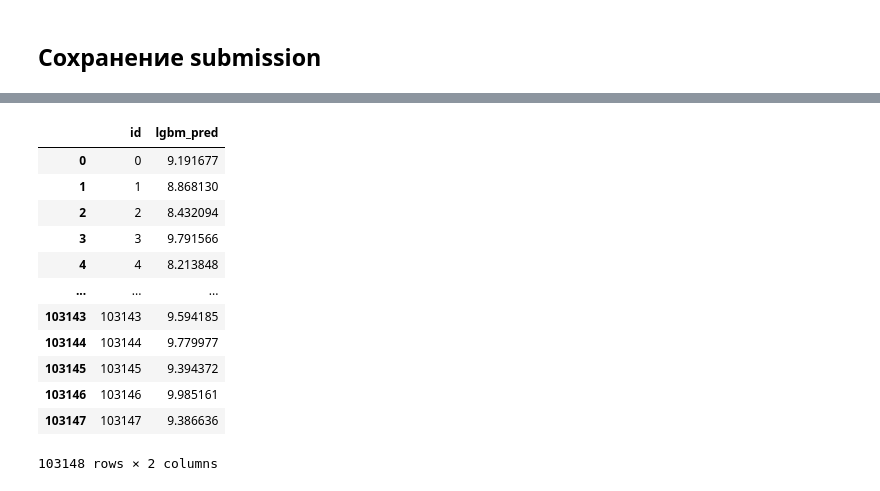
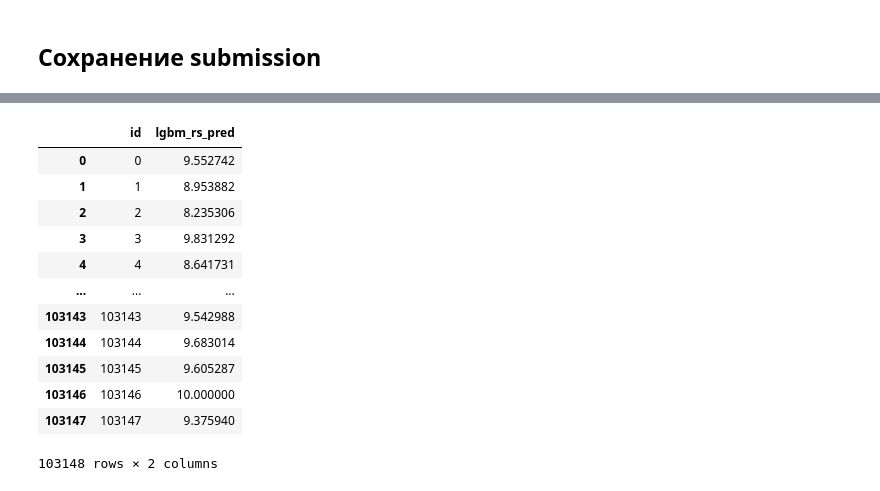
Before and after one commit to Moncervers/hotel_review_score_prediction, a Jupyter notebook: prediction.ipynb, the cells around one changed output, grey strips where cells are left out. Drawn from its saved outputs; the diff is of its cells as text; code cells hidden in the pictures.

Commit message:
Finished project. LGMB public score: 0.10751

```diff
--- a/prediction.ipynb
+++ b/prediction.ipynb
@@ -352,4 +312,4 @@ lgbm_optuna.best_score_
 -10.986916639141024
 # %%
 # Предсказываем таргет
-predictions['lgbm_pred'] = lgbm_optuna.predict(test_df)
+predictions['lgbm_optuna_pred'] = lgbm_optuna.predict(test_df)
@@ -355,0 +355,20 @@ predictions['lgbm_pred'] = lgbm_optuna.predict(test_df)
+# %%
+# Настройка Optuna
+lgbm_rs = RandomizedSearchCV(
+    estimator=LGBMRegressor(
+        objective='regression',
+        metric='mape',
+        boosting_type='gbdt',
+        random_state=RANDOM_STATE,
+        verbosity=-1,
+    ),
+    param_distributions=lgbm_rs_params,
+    scoring=mape_custom_score,  # Для регрессии
+    n_iter=15,  # Количество испытаний
+    cv=None,  # Кросс-валидация
+    n_jobs=4,  # Параллельные вычисления
+    verbose=0
+)
+# %%
+# Обучаем модель
+lgbm_rs.fit(X_train, y_train)
@@ -356,3 +411,6 @@ predictions['lgbm_pred'] = lgbm_optuna.predict(test_df)
+# %%
+# Предсказываем таргет
+predictions['lgbm_rs_pred'] = lgbm_rs.predict(test_df)
 # %% [markdown]
 ## Сохранение submission
 # %%
@@ -373,20 +431,21 @@ predictions
 103148 rows × 2 columns
 # %%
-submission = predictions[['id', 'lgbm_pred']]
+submission = predictions[['id', 'lgbm_rs_pred']]
+submission['lgbm_rs_pred'] = submission['lgbm_rs_pred'].apply(lambda x: 10 if x > 10 else x)
 submission
 # %% [output]
-|  | id | lgbm_pred |
-| 0 | 0 | 9.191677 |
-| 1 | 1 | 8.868130 |
-| 2 | 2 | 8.432094 |
-| 3 | 3 | 9.791566 |
-| 4 | 4 | 8.213848 |
+|  | id | lgbm_rs_pred |
+| 0 | 0 | 9.552742 |
+| 1 | 1 | 8.953882 |
+| 2 | 2 | 8.235306 |
+| 3 | 3 | 9.831292 |
+| 4 | 4 | 8.641731 |
 | ... | ... | ... |
-| 103143 | 103143 | 9.594185 |
-| 103144 | 103144 | 9.779977 |
-| 103145 | 103145 | 9.394372 |
-| 103146 | 103146 | 9.985161 |
-| 103147 | 103147 | 9.386636 |
+| 103143 | 103143 | 9.542988 |
+| 103144 | 103144 | 9.683014 |
+| 103145 | 103145 | 9.605287 |
+| 103146 | 103146 | 10.000000 |
+| 103147 | 103147 | 9.375940 |
 103148 rows × 2 columns
 # %%
 submission.to_csv('submission.csv', index=False)
```
Also changed, not shown: parts of 23 cells of this notebook, 1 other file.
